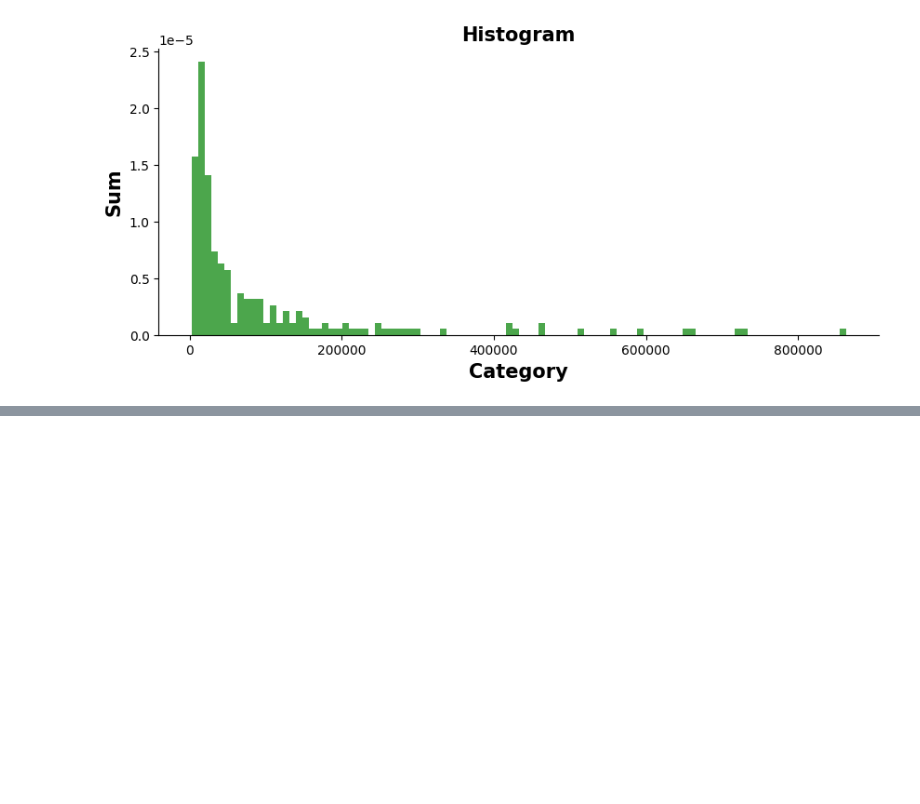
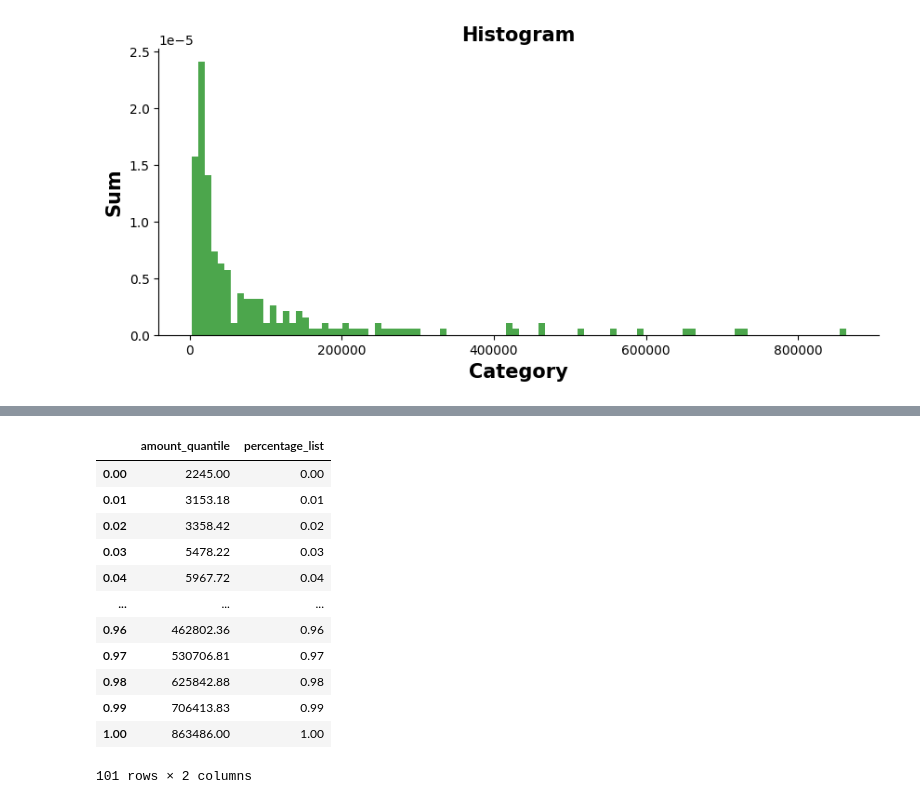
Before and after one commit to tanquangduong/streamlit-master, a Jupyter notebook: st-experimental-code.ipynb, the cells around one changed output, grey strips where cells are left out. Saved outputs shown, nothing was run; the diff lists cells and outputs as text; code cells hidden in the pictures; blank space fills up the shorter version.

```diff
--- a/st-experimental-code.ipynb
+++ b/st-experimental-code.ipynb
@@ -236,0 +261,16 @@ plt.show()
+# %%
+df_ecdf
+# %% [output]
+|  | amount_quantile | percentage_list |
+| 0.00 | 2245.00 | 0.00 |
+| 0.01 | 3153.18 | 0.01 |
+| 0.02 | 3358.42 | 0.02 |
+| 0.03 | 5478.22 | 0.03 |
+| 0.04 | 5967.72 | 0.04 |
+| ... | ... | ... |
+| 0.96 | 462802.36 | 0.96 |
+| 0.97 | 530706.81 | 0.97 |
+| 0.98 | 625842.88 | 0.98 |
+| 0.99 | 706413.83 | 0.99 |
+| 1.00 | 863486.00 | 1.00 |
+101 rows × 2 columns
```
Also changed, not shown: parts of 9 cells of this notebook, 3 other files.
